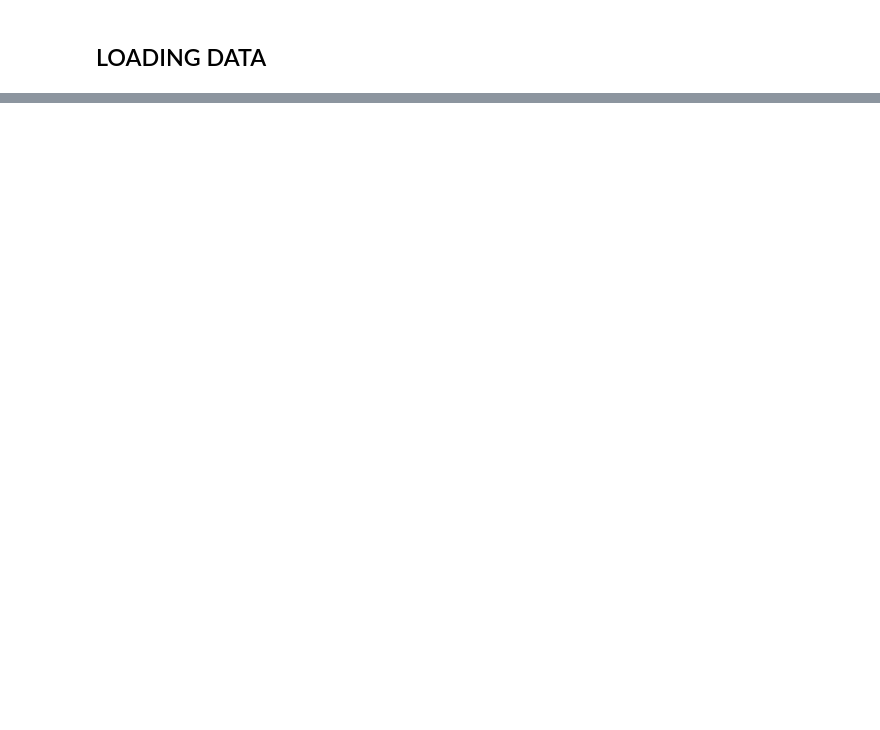
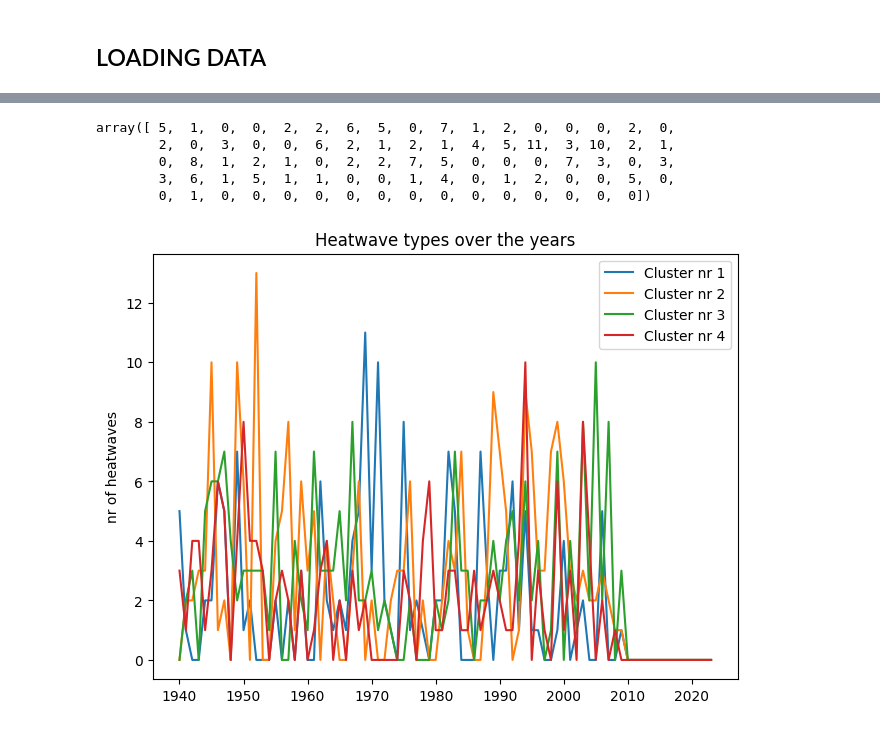
Before and after one commit to tamarahappe/HeaT, a Jupyter notebook: Notebooks/VAE_heatwave_reconstruction_ERA5.ipynb, the cells around one changed output, grey strips where cells are left out. Saved outputs shown, nothing was run; the diff lists cells and outputs as text; code cells hidden in the pictures; blank space fills up the shorter version.

```diff
--- a/Notebooks/VAE_heatwave_reconstruction_ERA5.ipynb
+++ b/Notebooks/VAE_heatwave_reconstruction_ERA5.ipynb
@@ -420,0 +523,25 @@ Note: you may need to restart the kernel to use updated packages.
+# %%
+year_counts_for_plotting_reversed[1]
+# %% [output]
+array([ 5,  1,  0,  0,  2,  2,  6,  5,  0,  7,  1,  2,  0,  0,  0,  2,  0,
+        2,  0,  3,  0,  0,  6,  2,  1,  2,  1,  4,  5, 11,  3, 10,  2,  1,
+        0,  8,  1,  2,  1,  0,  2,  2,  7,  5,  0,  0,  0,  7,  3,  0,  3,
+        3,  6,  1,  5,  1,  1,  0,  0,  1,  4,  0,  1,  2,  0,  0,  5,  0,
+        0,  1,  0,  0,  0,  0,  0,  0,  0,  0,  0,  0,  0,  0,  0,  0])
+# %%
+years = np.arange(1940, 2024, 1)
+
+fig, ax = plt.subplots(layout='constrained')
+
+for cluster_id, counts in year_counts_for_plotting_reversed.items():
+    ax.plot(years, counts, label=f"Cluster nr {cluster_id}")
+
+# # Add some text for labels, title and custom x-axis tick labels, etc.
+ax.set_ylabel('nr of heatwaves')
+ax.set_title('Heatwave types over the years')
+ax.set_xticks(np.arange(1940,2024,10))
+ax.legend(loc='upper right', ncols=1)
+
+plt.show()
+# %% [output]
+[figure, added]
```
Also changed, not shown: parts of 45 cells of this notebook.
